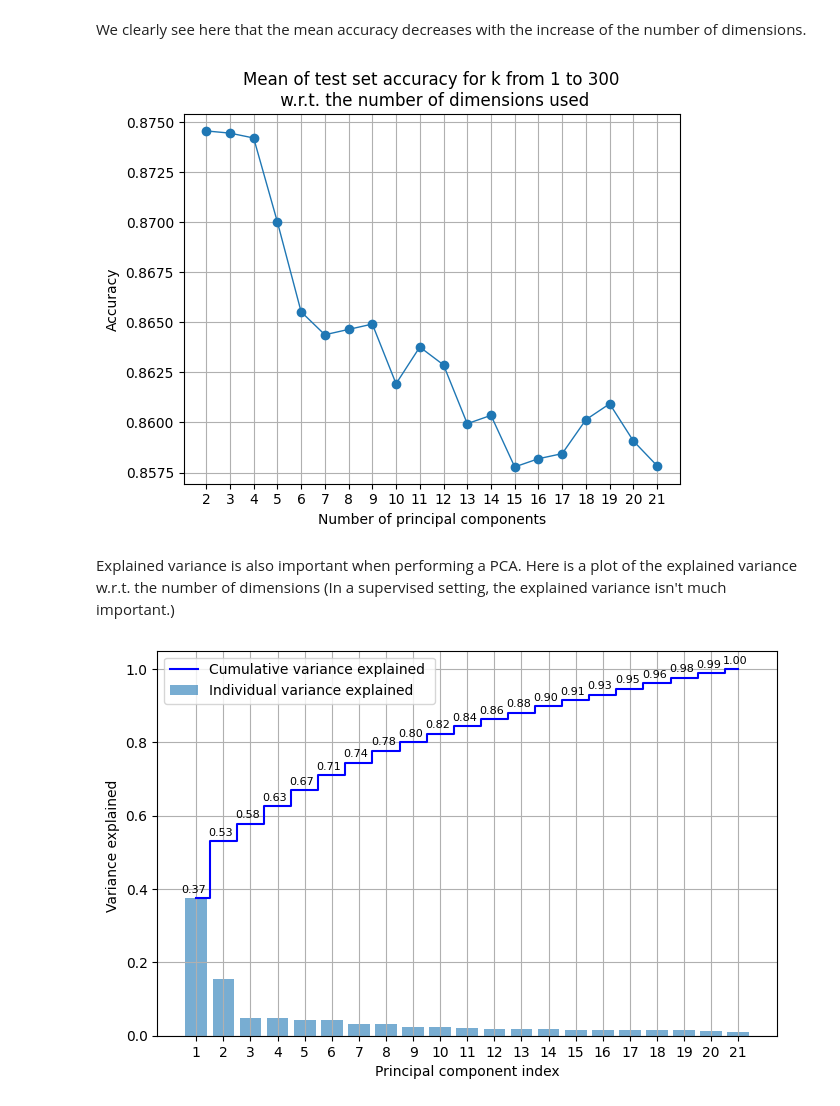
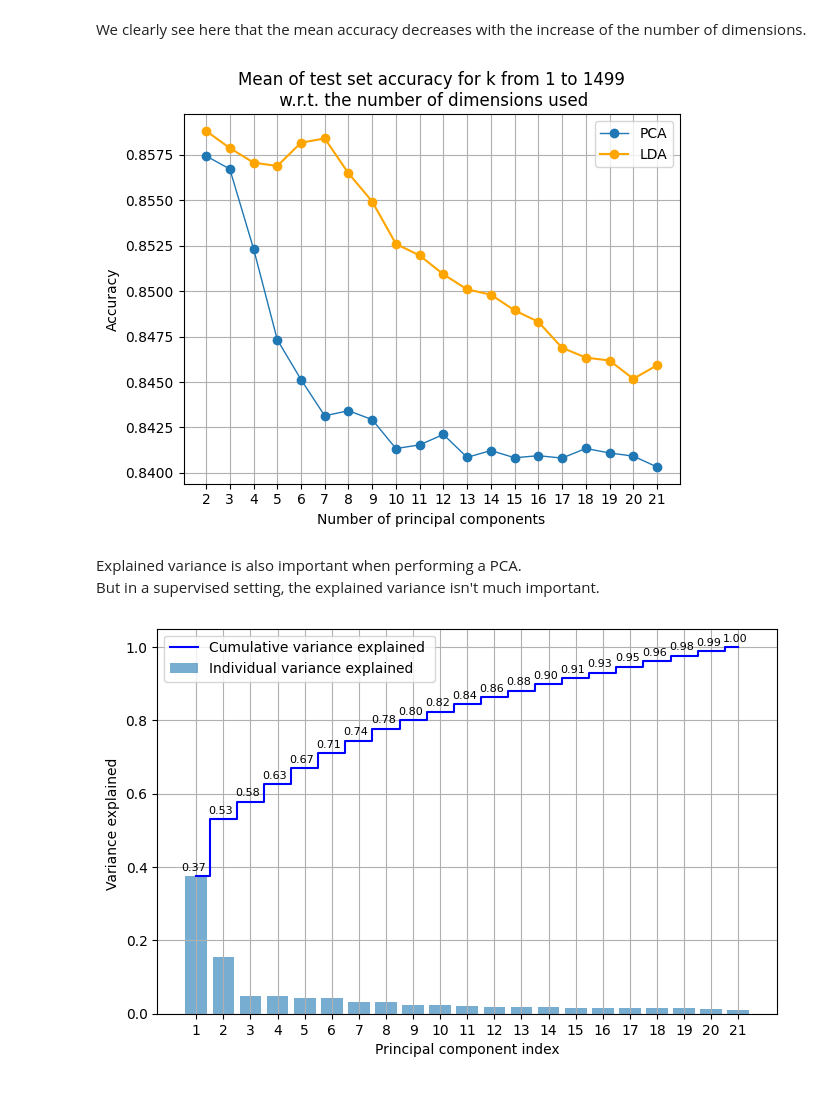
Before and after one commit to bapt-mat/Intro-to-Machine-Learning-Project, a Jupyter notebook: project.ipynb, the cells around one changed output. Drawn from its saved outputs; the diff is of its cells as text; code cells hidden in the pictures.

```diff
--- a/project.ipynb
+++ b/project.ipynb
@@ -485,7 +444,7 @@ def tuning_k(nb_folds, y_folds, k_range, list_dist_mat):
     return best_k, list_accuracies, list_errors, list_f_measures, list_confusion_matrices
 
 k_max = int(x_train.shape[0] - (x_train.shape[0] / nb_folds))
-k_range = range(1, 500)
+k_range = range(1, 200)
 best_k, accuracies, errors, f_measures, confusion_matrices = tuning_k(nb_folds=nb_folds, y_folds=y_subsets, k_range=k_range, list_dist_mat=list_dist_mat)
 max_accuracy = max(accuracies)
 # %% [markdown]
@@ -889,45 +895,55 @@ We calculate the mean accuracy over the test set using all the k from k_range fo
 # %%
-k_range_pca = k_range[100:300]
+k_range_pca = range(1, 1500)
 nb_k = len(k_range_pca)
 individual_variances = []
 previous_var = 0 # To save the variance for each value of p
 pca_accuracies = []
+lda_accuracies = []
 for p in tqdm(range(1,22)):
     x_train_pca, mean_vector, top_eigenvectors, variance = pca_train(x_train, p) # Training pca on p dimensions and projection de training set
     x_test_pca = pca_transform(x_test, mean_vector, top_eigenvectors) # Projecting the test set intot the p dimensions
 
+    x_train_lda, top_eigenvectors_lda = lda_train(x_train, y_train, p)
+    x_test_lda = lda_transform(x_test, top_eigenvectors_lda)
+
     mean_acc = 0
+    mean_acc_lda = 0
     distance_mat = distance_matrix(x_test_pca, x_train_pca)
+    distance_mat_lda = distance_matrix(x_test_lda, x_train_lda)
     for k in k_range_pca:
-        p_acc, p_error, p_f_measure, p_cm = prediction_metrics(y_set_train=y_train, y_set_test=y_test, k=k, distance_mat=distance_mat)
+        p_acc, _,_,_ = prediction_metrics(y_set_train=y_train, y_set_test=y_test, k=k, distance_mat=distance_mat)
         mean_acc += p_acc
+
+        p_acc_lda, _,_,_ = prediction_metrics(y_set_train=y_train, y_set_test=y_test, k=k, distance_mat=distance_mat_lda)
+        mean_acc_lda += p_acc_lda
 
     mean_acc = mean_acc/nb_k
     pca_accuracies.append(mean_acc)
+
+    mean_acc_lda = mean_acc_lda/nb_k
+    lda_accuracies.append(mean_acc_lda)
+
     individual_variances.append(variance-previous_var)
     previous_var = variance
-
-    """ p_acc, p_error, p_f_measure, p_cm = prediction_metrics(y_set_train=y_train, y_set_test=y_test, k=k, x_set_train=x_train_pca, x_set_test=x_test_pca)
-    pca_accuracies.append(p_acc) """
 # %% [markdown]
 
 We clearly see here that the mean accuracy decreases with the increase of the number of dimensions.
 # %%
 p_values = range(1, 22)  # p values from 2 to 21
-plt.plot(p_values[1:], pca_accuracies[1:], marker='o', linewidth=1)
+plt.plot(p_values[1:], pca_accuracies[1:], marker='o', linewidth=1, label='PCA')
+plt.plot(p_values[1:], lda_accuracies[1:], marker='o', color='orange', label='LDA')
 plt.title("Mean of test set accuracy for k from 1 to "+str(max(k_range_pca))+"\n w.r.t. the number of dimensions used")
 plt.xlabel("Number of principal components")
 plt.ylabel("Accuracy")
 plt.xticks(np.arange(2, 22, 1))
+plt.legend()
 plt.grid(True)
 plt.show()
-
-# add the accuracy with the LDA
 # %% [output]
-[figure, old version]
+[figure, new version]
 # %% [markdown]
-Explained variance is also important when performing a PCA. Here is a plot of the explained variance w.r.t. the number of dimensions
-(In a supervised setting, the explained variance isn't much important.)
+Explained variance is also important when performing a PCA.
+But in a supervised setting, the explained variance isn't much important.
 # %%
 cumulative_variances = np.cumsum(individual_variances)
 plt.figure(figsize=(8, 5))
```
Also changed, not shown: parts of 39 cells of this notebook, 6 other files.
